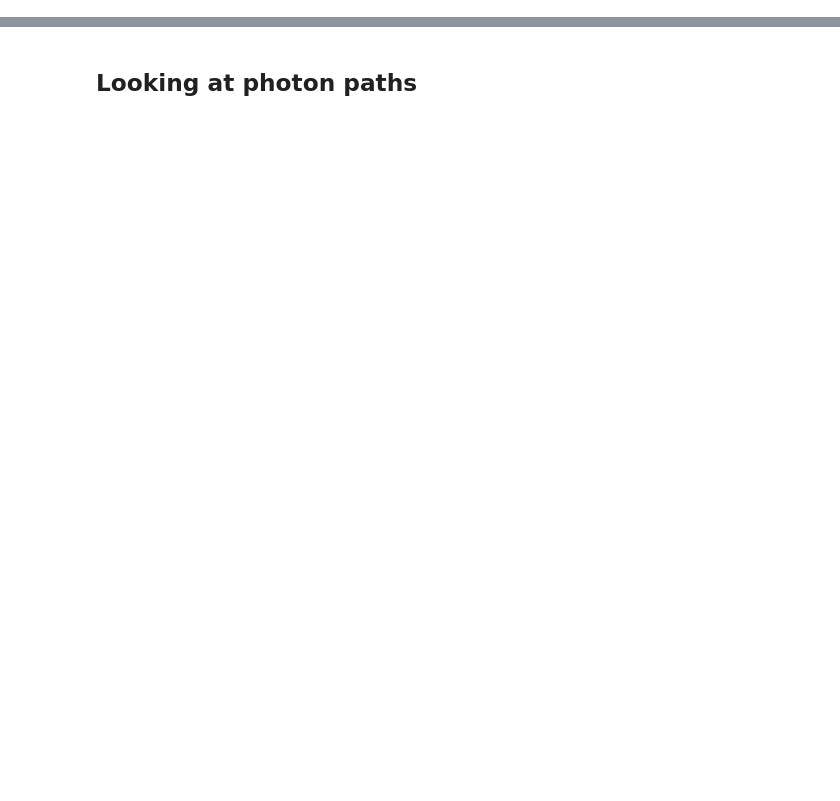
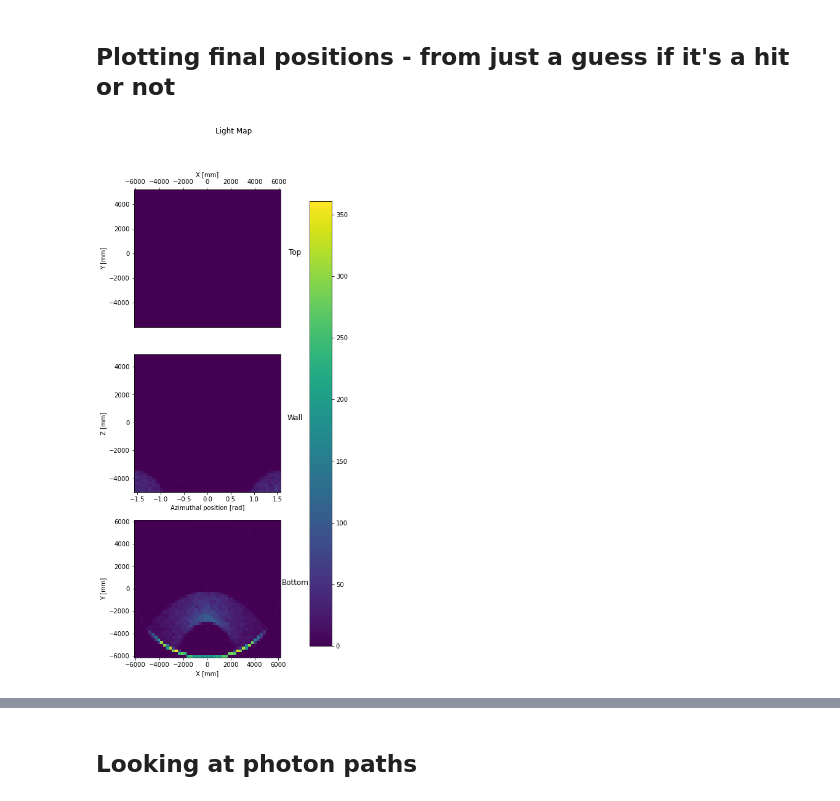
Before and after one commit to eklem1/OD_work, a Jupyter notebook: hfiles.ipynb, the cells around one changed output, grey strips where cells are left out. Saved outputs shown, nothing was run; the diff lists cells and outputs as text; code cells hidden in the pictures; blank space fills up the shorter version.

Commit message:
Got lightmap with actual surface_detect tabs working now

```diff
--- a/hfiles.ipynb
+++ b/hfiles.ipynb
@@ -71,0 +148,49 @@ dict_keys(['Origin', 'LastHitTriangle', 'IncidentAngles', 'DetectorHit', 'Flags'
+# %% [markdown]
+## Plotting final positions - from just a guess if it's a hit or not
+# %%
+finalPos = Data1['FinalPosition']
+
+topHeight = 5000
+bottomHeight = -5000
+radius = 6000
+
+#get hits on surfaces
+top = []
+bottom = []
+side = []
+all_sides = []
+skipped = 0
+
+flagTag = GetPhotonFlags(Data1['Flags'])
+# print(flagTag)
+
+for i, pos in enumerate(finalPos):
+    if flagTag['BULK_ABSORB'][i]: #don't save any photons that are absorbed in the water
+#         print("skip")
+        skipped +=1
+    else:
+        x,y,z = pos
+        R = np.sqrt(x*x + y*y)
+        Az = np.arctan(y/x)
+
+#         print([x,y,z], [R, Az, z])
+
+        #save photons that stopped only near the edge of the WT - to be improved later
+        if z >= topHeight:
+            top.append([x,y])
+            all_sides.append([x,y,z])
+        elif z <= bottomHeight:
+            bottom.append([x,y])
+            all_sides.append([x,y,z])
+        elif R > radius:
+            side.append([Az, z])
+            all_sides.append([x,y,z])
+
+top = np.array(top).T
+bottom = np.array(bottom).T
+side = np.array(side).T
+all_sides = np.array(all_sides).T
+# %%
+plotLightMap(top, side, bottom)#, title="Light Map")
+# %% [output]
+[figure, added]
```
Also changed, not shown: parts of 13 cells of this notebook, 4 other files.
